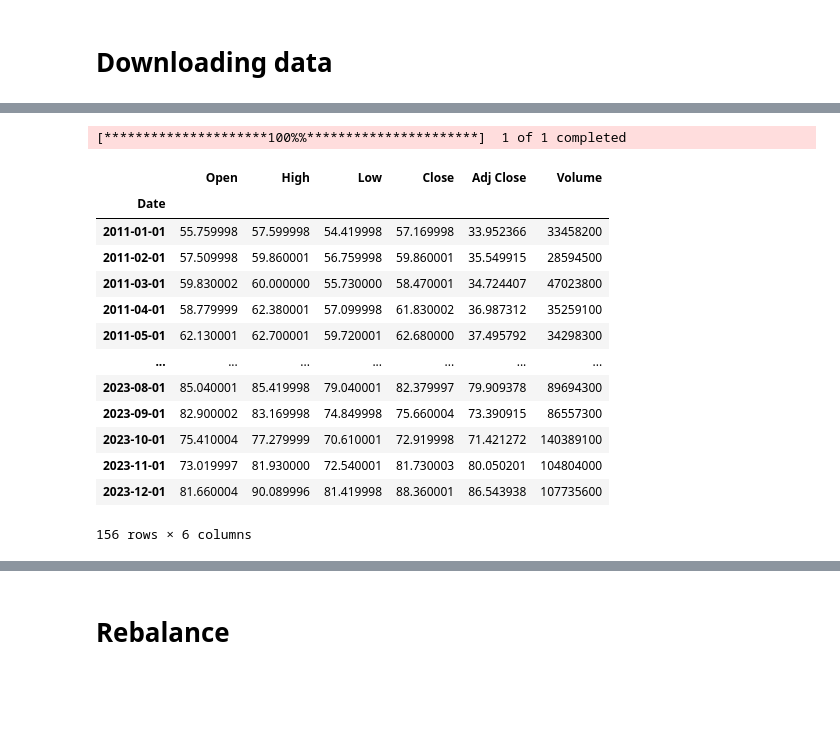
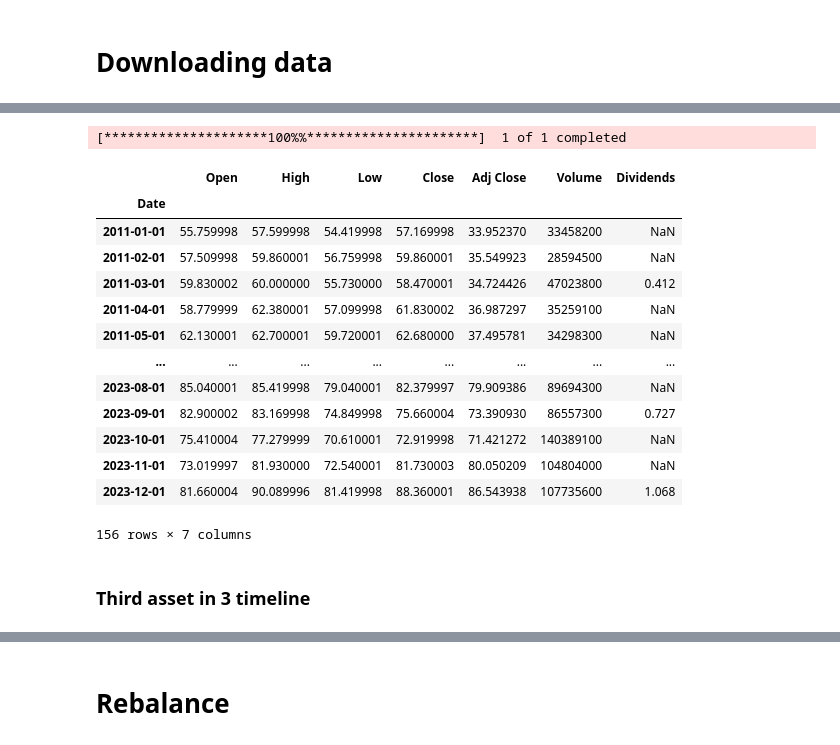
Before and after one commit to AdalDiazFarina/TFG-service, a Jupyter notebook: app/notebooks/balanced portfolio.ipynb, the cells around one changed output, grey strips where cells are left out. Cells and saved outputs as stored; diff of their text form; code cells hidden in the pictures; blank space fills up the shorter version.

```diff
--- a/app/notebooks/balanced portfolio.ipynb
+++ b/app/notebooks/balanced portfolio.ipynb
@@ -4,0 +13,13 @@ import pandas as pd
+# %%
+name = "Rebalanced portfolio"
+description = "This strategy invests in 4 different assets and rebalances according to the performance of these assets."
+model = "Rebalanced_portfolio"
+initial_capital = 1000
+monthly_contribution = 100
+profile_id = 2
+strategy_id = 57
+buySell_comission = 0.12
+current_exchange_rate = 0.30
+comission = buySell_comission + current_exchange_rate
+m = Metrics(initial_capital, monthly_contribution, profile_id, strategy_id, comission)
+m.InitStrategy(name, description, model)
@@ -8,5 +31,11 @@ import pandas as pd
 def download_data(ticket):
         # Descargar datos de yfinance
         data = yf.download(ticket, start="2011-01-01", end="2024-01-01", interval="1mo")
-        return data
+        dividend_history = yf.Ticker(ticket).dividends
+        data = m.joinDataAndDividends(data, dividend_history)
+        # Transforming date in the index
+        df = pd.DataFrame(data)
+        df.set_index('Date', inplace=True)
+        df.index = df.index.to_timestamp()
+        return df
 # %%
@@ -50,19 +133,21 @@ display(data)
 # %%
-data = download_data('VNQ')
-display(data)
+data3 = download_data('VNQ')
+display(data3)
 # %% [output]
 [*********************100%%**********************]  1 of 1 completed
-|  | Open | High | Low | Close | Adj Close | Volume |
-| Date |  |  |  |  |  |  |
-| 2011-01-01 | 55.759998 | 57.599998 | 54.419998 | 57.169998 | 33.952366 | 33458200 |
-| 2011-02-01 | 57.509998 | 59.860001 | 56.759998 | 59.860001 | 35.549915 | 28594500 |
-| 2011-03-01 | 59.830002 | 60.000000 | 55.730000 | 58.470001 | 34.724407 | 47023800 |
-| 2011-04-01 | 58.779999 | 62.380001 | 57.099998 | 61.830002 | 36.987312 | 35259100 |
-| 2011-05-01 | 62.130001 | 62.700001 | 59.720001 | 62.680000 | 37.495792 | 34298300 |
-| ... | ... | ... | ... | ... | ... | ... |
-| 2023-08-01 | 85.040001 | 85.419998 | 79.040001 | 82.379997 | 79.909378 | 89694300 |
-| 2023-09-01 | 82.900002 | 83.169998 | 74.849998 | 75.660004 | 73.390915 | 86557300 |
-| 2023-10-01 | 75.410004 | 77.279999 | 70.610001 | 72.919998 | 71.421272 | 140389100 |
-| 2023-11-01 | 73.019997 | 81.930000 | 72.540001 | 81.730003 | 80.050201 | 104804000 |
-| 2023-12-01 | 81.660004 | 90.089996 | 81.419998 | 88.360001 | 86.543938 | 107735600 |
+|  | Open | High | Low | Close | Adj Close | Volume | Dividends |
+| Date |  |  |  |  |  |  |  |
+| 2011-01-01 | 55.759998 | 57.599998 | 54.419998 | 57.169998 | 33.952370 | 33458200 | NaN |
+| 2011-02-01 | 57.509998 | 59.860001 | 56.759998 | 59.860001 | 35.549923 | 28594500 | NaN |
+| 2011-03-01 | 59.830002 | 60.000000 | 55.730000 | 58.470001 | 34.724426 | 47023800 | 0.412 |
+| 2011-04-01 | 58.779999 | 62.380001 | 57.099998 | 61.830002 | 36.987297 | 35259100 | NaN |
+| 2011-05-01 | 62.130001 | 62.700001 | 59.720001 | 62.680000 | 37.495781 | 34298300 | NaN |
+| ... | ... | ... | ... | ... | ... | ... | ... |
+| 2023-08-01 | 85.040001 | 85.419998 | 79.040001 | 82.379997 | 79.909386 | 89694300 | NaN |
+| 2023-09-01 | 82.900002 | 83.169998 | 74.849998 | 75.660004 | 73.390930 | 86557300 | 0.727 |
+| 2023-10-01 | 75.410004 | 77.279999 | 70.610001 | 72.919998 | 71.421272 | 140389100 | NaN |
+| 2023-11-01 | 73.019997 | 81.930000 | 72.540001 | 81.730003 | 80.050209 | 104804000 | NaN |
+| 2023-12-01 | 81.660004 | 90.089996 | 81.419998 | 88.360001 | 86.543938 | 107735600 | 1.068 |
-156 rows × 6 columns
+156 rows × 7 columns
+# %% [markdown]
+### Third asset in 3 timeline
```
Also changed, not shown: parts of 23 cells of this notebook, 4 other files.
